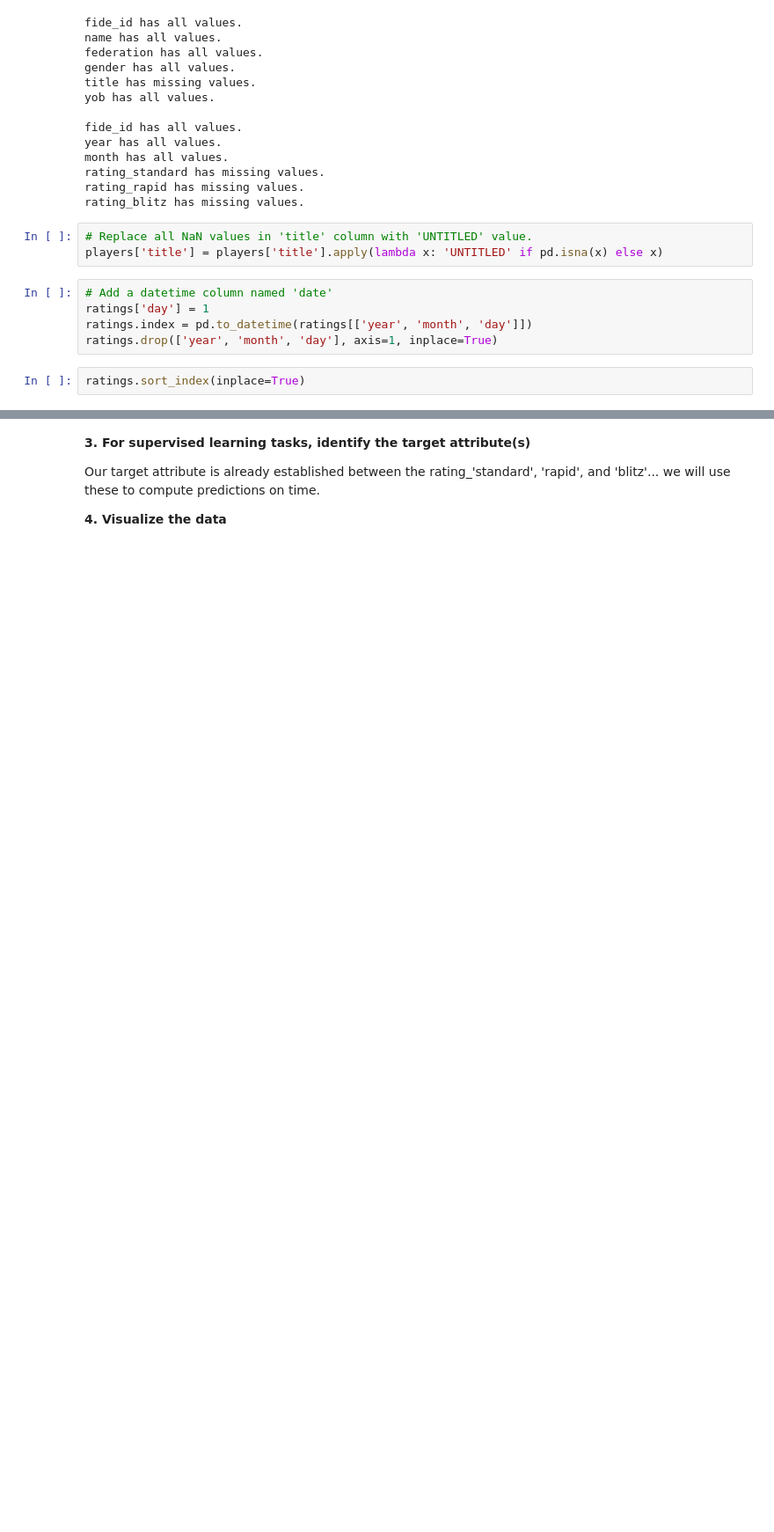
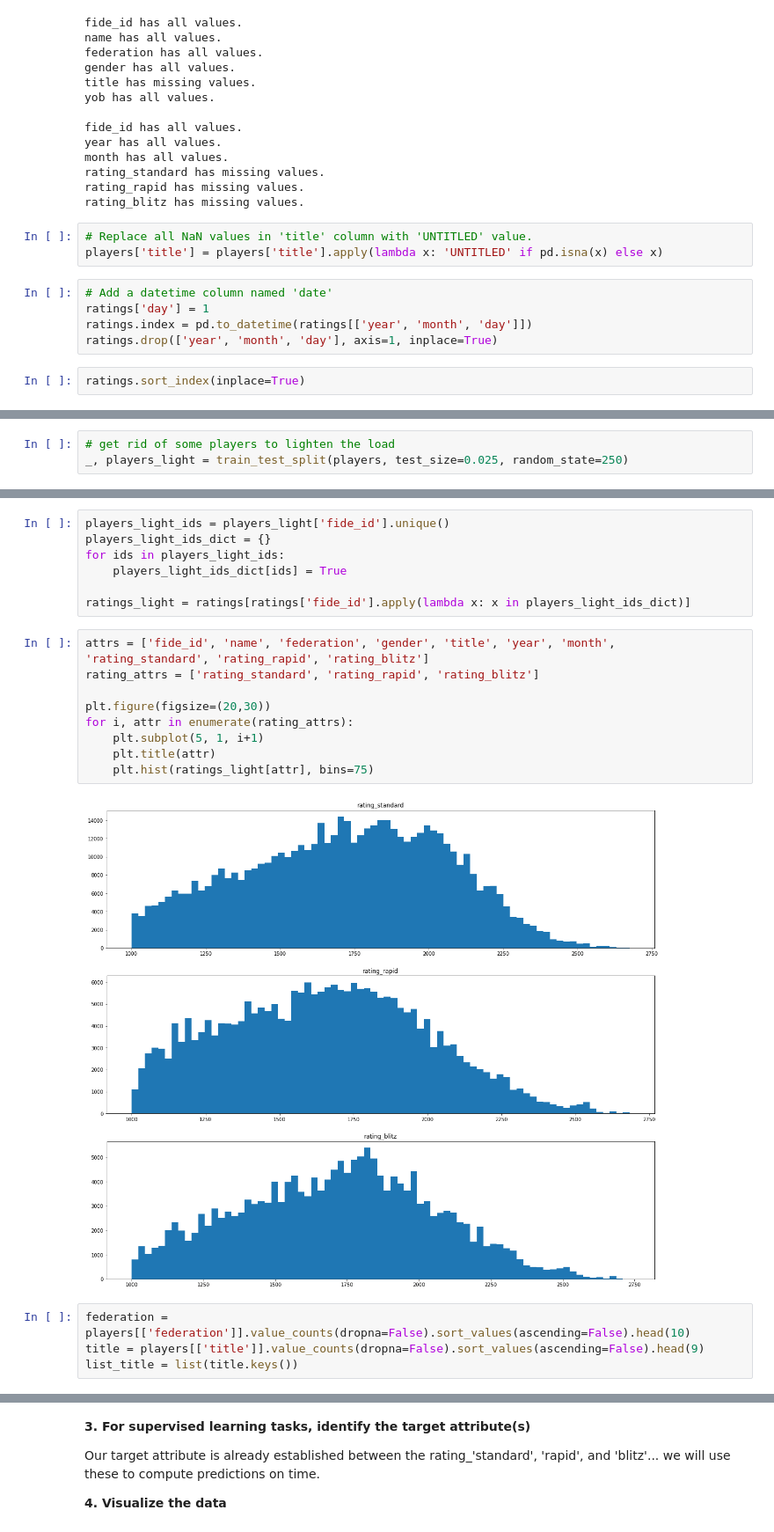
Before and after one commit to marchesem764/MLFinalProject, a Jupyter notebook: FIDE.ipynb, the cells around one changed output, grey strips where cells are left out. Shown: that part at 88% size. Cells and saved outputs as stored; diff of their text form; blank space fills up the shorter version.

```diff
--- a/FIDE.ipynb
+++ b/FIDE.ipynb
@@ -322,0 +302,3 @@ data = pd.merge(players, ratings, on='fide_id')
+# %%
+# get rid of some players to lighten the load
+_, players_light = train_test_split(players, test_size=0.025, random_state=250)
@@ -322,0 +321,22 @@ data = pd.merge(players, ratings, on='fide_id')
+# %%
+players_light_ids = players_light['fide_id'].unique()
+players_light_ids_dict = {}
+for ids in players_light_ids:
+    players_light_ids_dict[ids] = True
+
+ratings_light = ratings[ratings['fide_id'].apply(lambda x: x in players_light_ids_dict)]
+# %%
+attrs = ['fide_id', 'name', 'federation', 'gender', 'title', 'year', 'month', 'rating_standard', 'rating_rapid', 'rating_blitz']
+rating_attrs = ['rating_standard', 'rating_rapid', 'rating_blitz']
+
+plt.figure(figsize=(20,30))
+for i, attr in enumerate(rating_attrs):
+    plt.subplot(5, 1, i+1)
+    plt.title(attr)
+    plt.hist(ratings_light[attr], bins=75)
+# %% [output]
+[figure, added]
+# %%
+federation = players[['federation']].value_counts(dropna=False).sort_values(ascending=False).head(10)
+title = players[['title']].value_counts(dropna=False).sort_values(ascending=False).head(9)
+list_title = list(title.keys())
```
Also changed, not shown: parts of 29 cells of this notebook.
